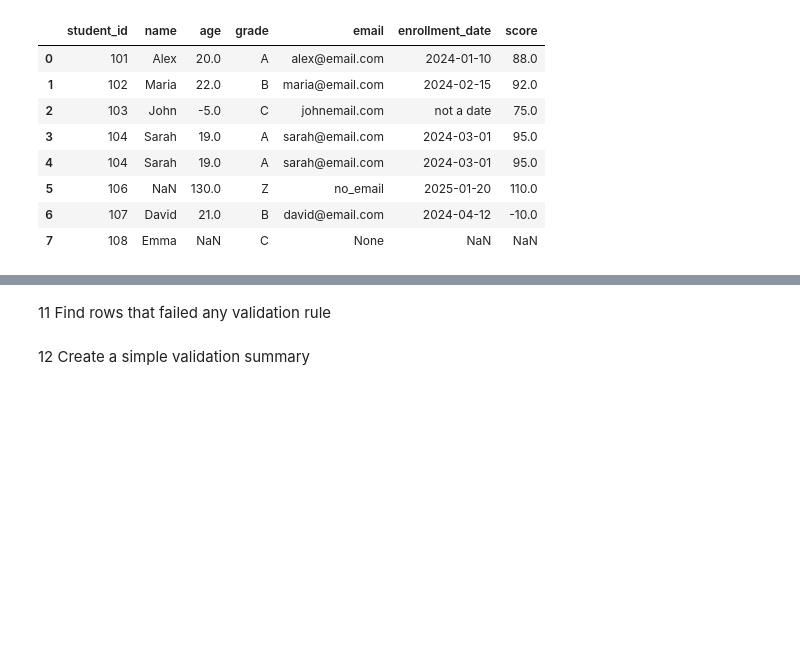
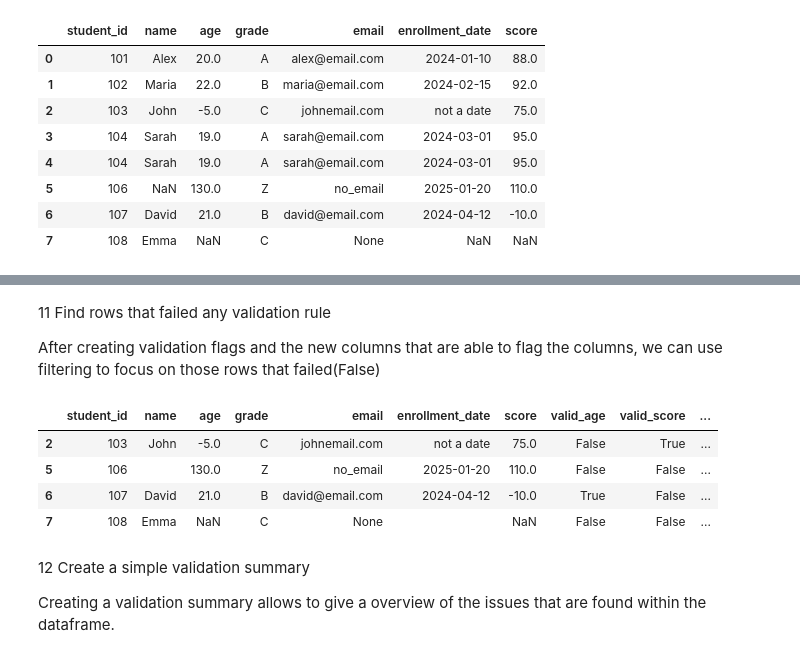
Before and after one commit to JoshPatNava/Data-Cleaning-Preparation, a Jupyter notebook: Data Validation/data_validation.ipynb, the cells around one changed output, grey strips where cells are left out. Saved outputs shown, nothing was run; the diff lists cells and outputs as text; code cells hidden in the pictures; blank space fills up the shorter version.

```diff
--- a/Data Validation/data_validation.ipynb
+++ b/Data Validation/data_validation.ipynb
@@ -153,4 +336,22 @@ valid_df
 # %% [markdown]
 11 Find rows that failed any validation rule
+
+After creating validation flags and the new columns that are able to flag the columns, we can use filtering to focus on those rows that failed(False)
+# %%
+# Find the rows that failed the validation check
+valid_df2[
+    (valid_df2['valid_age'] == False) |
+    (valid_df2['valid_score'] == False) |
+    (valid_df2['valid_grade'] == False) |
+    (valid_df2['valid_email'] == False)
+]
+# %% [output]
+|  | student_id | name | age | grade | email | enrollment_date | score | valid_age | valid_score | ... |
+| 2 | 103 | John | -5.0 | C | johnemail.com | not a date | 75.0 | False | True | ... |
+| 5 | 106 |  | 130.0 | Z | no_email | 2025-01-20 | 110.0 | False | False | ... |
+| 6 | 107 | David | 21.0 | B | david@email.com | 2024-04-12 | -10.0 | True | False | ... |
+| 7 | 108 | Emma | NaN | C | None |  | NaN | False | False | ... |
 # %% [markdown]
 12 Create a simple validation summary
+
+Creating a validation summary allows to give a overview of the issues that are found within the dataframe.
```
Also changed, not shown: parts of 22 cells of this notebook, 8 other files.
